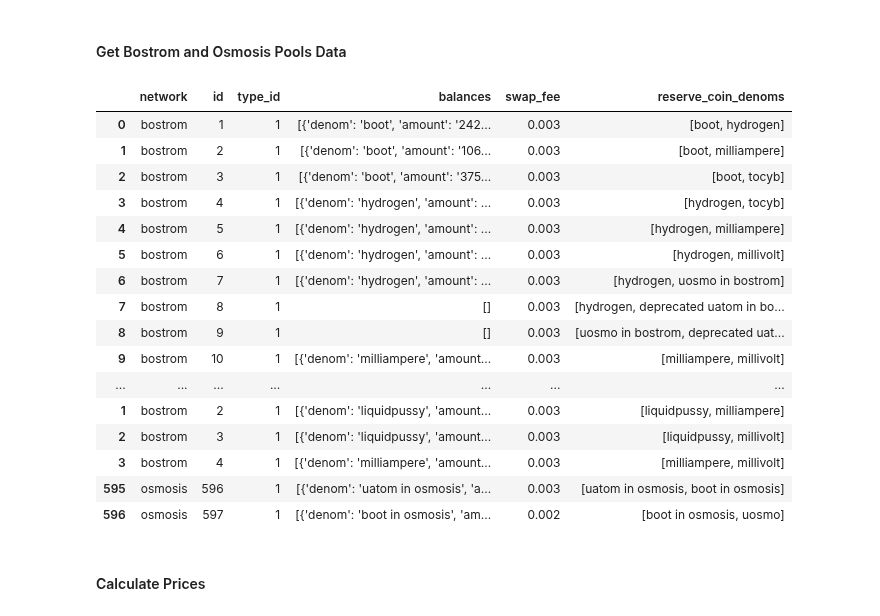
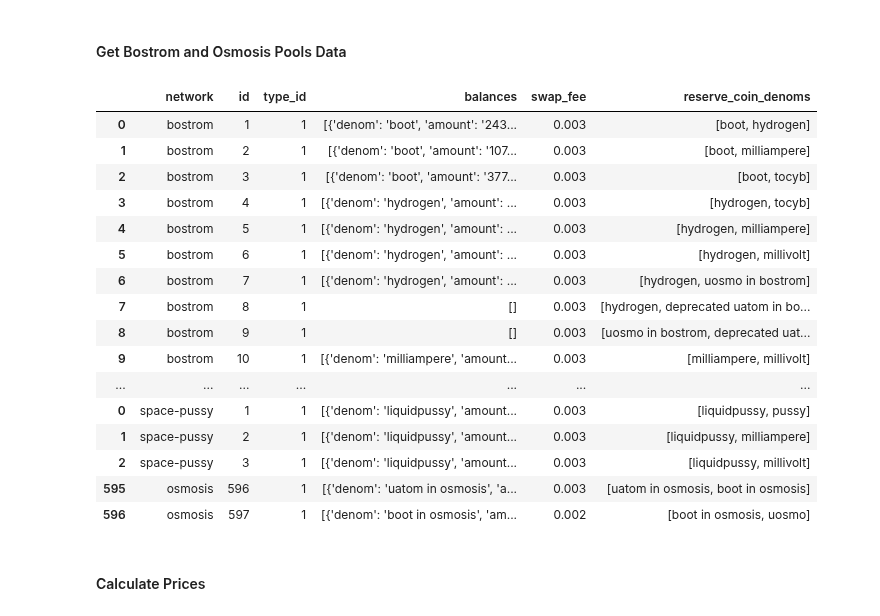
Before and after one commit to Snedashkovsky/cyber-arbitrage, a Jupyter notebook: pools_liquidity_in_gh.ipynb, the cells around one changed output. Cells and saved outputs as stored; diff of their text form; code cells hidden in the pictures.

```diff
--- a/pools_liquidity_in_gh.ipynb
+++ b/pools_liquidity_in_gh.ipynb
@@ -13,16 +13,16 @@ from src.data_extractors import get_pools, get_prices, get_price_enriched
 # %%
 pools_df = get_pools(display_data=False)
 pools_df = \
     pools_df[
         (pools_df.network == 'bostrom') |
-        (pools_df.reserve_coin_denoms.map(
-            lambda denoms: denoms[0] == 'boot in osmosis' or denoms[1] == 'boot in osmosis'))]
+        ((pools_df.network =='space-pussy') & (pools_df.id != '4')) |
+        (pools_df.reserve_coin_denoms.map(lambda denoms: 'boot in osmosis' in denoms))]
 pools_df
 # %% [output]
 |  | network | id | type_id | balances | swap_fee | reserve_coin_denoms |
-| 0 | bostrom | 1 | 1 | [{'denom': 'boot', 'amount': '242... | 0.003 | [boot, hydrogen] |
-| 1 | bostrom | 2 | 1 | [{'denom': 'boot', 'amount': '106... | 0.003 | [boot, milliampere] |
-| 2 | bostrom | 3 | 1 | [{'denom': 'boot', 'amount': '375... | 0.003 | [boot, tocyb] |
+| 0 | bostrom | 1 | 1 | [{'denom': 'boot', 'amount': '243... | 0.003 | [boot, hydrogen] |
+| 1 | bostrom | 2 | 1 | [{'denom': 'boot', 'amount': '107... | 0.003 | [boot, milliampere] |
+| 2 | bostrom | 3 | 1 | [{'denom': 'boot', 'amount': '377... | 0.003 | [boot, tocyb] |
 | 3 | bostrom | 4 | 1 | [{'denom': 'hydrogen', 'amount': ... | 0.003 | [hydrogen, tocyb] |
 | 4 | bostrom | 5 | 1 | [{'denom': 'hydrogen', 'amount': ... | 0.003 | [hydrogen, milliampere] |
 | 5 | bostrom | 6 | 1 | [{'denom': 'hydrogen', 'amount': ... | 0.003 | [hydrogen, millivolt] |
@@ -31,9 +31,9 @@ pools_df
 | 8 | bostrom | 9 | 1 | [] | 0.003 | [uosmo in bostrom, deprecated uat... |
 | 9 | bostrom | 10 | 1 | [{'denom': 'milliampere', 'amount... | 0.003 | [milliampere, millivolt] |
 | ... | ... | ... | ... | ... | ... | ... |
-| 1 | bostrom | 2 | 1 | [{'denom': 'liquidpussy', 'amount... | 0.003 | [liquidpussy, milliampere] |
-| 2 | bostrom | 3 | 1 | [{'denom': 'liquidpussy', 'amount... | 0.003 | [liquidpussy, millivolt] |
-| 3 | bostrom | 4 | 1 | [{'denom': 'milliampere', 'amount... | 0.003 | [milliampere, millivolt] |
+| 0 | space-pussy | 1 | 1 | [{'denom': 'liquidpussy', 'amount... | 0.003 | [liquidpussy, pussy] |
+| 1 | space-pussy | 2 | 1 | [{'denom': 'liquidpussy', 'amount... | 0.003 | [liquidpussy, milliampere] |
+| 2 | space-pussy | 3 | 1 | [{'denom': 'liquidpussy', 'amount... | 0.003 | [liquidpussy, millivolt] |
 | 595 | osmosis | 596 | 1 | [{'denom': 'uatom in osmosis', 'a... | 0.003 | [uatom in osmosis, boot in osmosis] |
 | 596 | osmosis | 597 | 1 | [{'denom': 'boot in osmosis', 'am... | 0.002 | [boot in osmosis, uosmo] |
 # %% [markdown]
```
Also changed, not shown: parts of 4 cells of this notebook, 2 other files.
